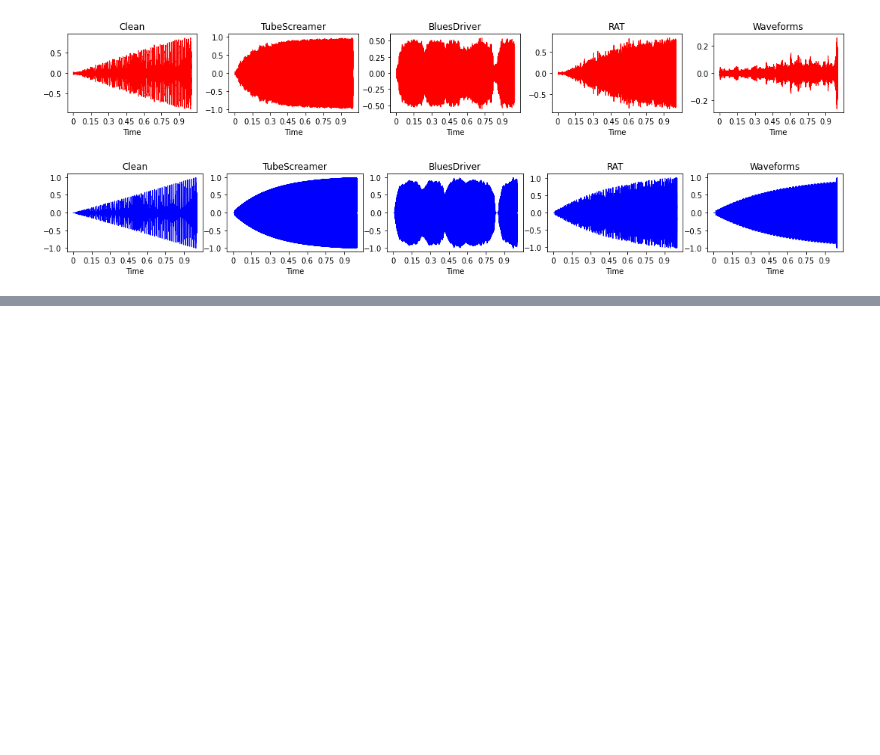
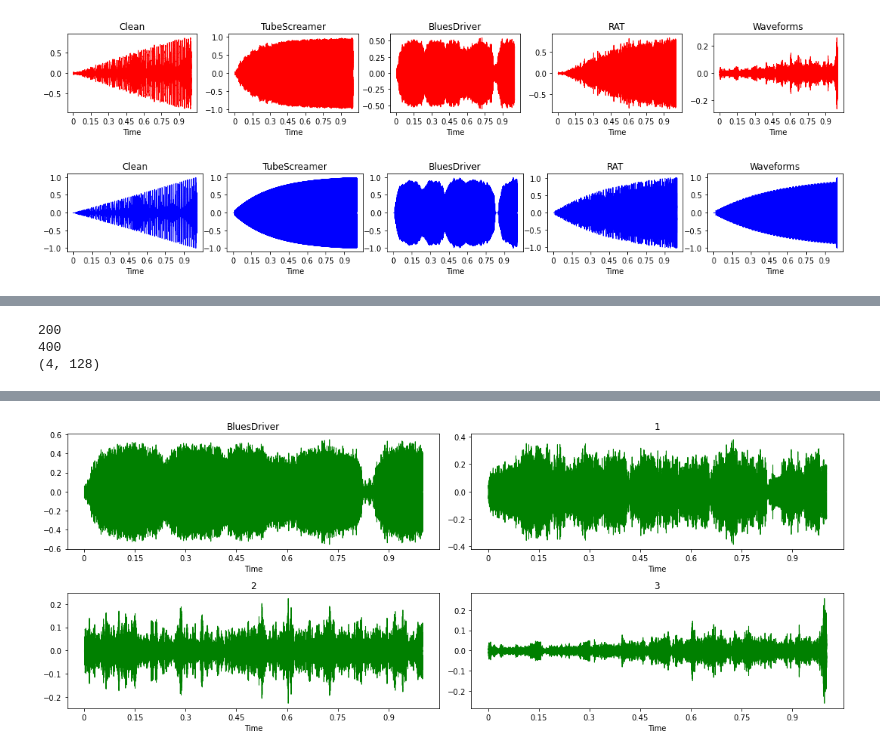
Before and after one commit to mezaga/ACIML, a Jupyter notebook: train.ipynb, the cells around one changed output, grey strips where cells are left out. Saved outputs shown, nothing was run; the diff lists cells and outputs as text; code cells hidden in the pictures; blank space fills up the shorter version.

```diff
--- a/train.ipynb
+++ b/train.ipynb
@@ -231,0 +265,36 @@ plt.show()
+# %%
+def latent_inter(audio_a, audio_b, step = 1):
+  'step hace referencia al numero de audios entre las referencias'
+  if step == 1:
+    listas = np.linspace(audio_a, audio_b, step + 2).flatten()
+  else:
+    listas = np.linspace(audio_a, audio_b, step + 2)
+  return listas
+# %%
+num = 2
+num2 =  4
+primero = sonidos[num]
+print(primero)
+segundo = sonidos[num2]
+print(segundo)
+
+gen_audio = 2
+gen_latent = latent_inter(latent[0][primero],latent[0][segundo],gen_audio)
+print(gen_latent.shape)
+# %% [output]
+200
+400
+(4, 128)
+# %%
+labels =[]
+gen_latent = vae_decoder.predict(latent_inter(latent[0][primero],latent[0][segundo],gen_audio))
+labels.extend([fx[num],1,2,3,4,5,6,7,8,9,10,fx[num2]])
+v = [gen_latent[i].flatten() for i in range(gen_audio+2)]
+plt.figure(figsize=(15, 6))#.suptitle("Gen waveform")
+for i in range(gen_audio+2):
+    plt.subplot(2, 2, i+ 1).set_title(labels[i])
+    librosa.display.waveshow(v[i],16000, color='green')
+plt.tight_layout()
+#plt.title()
+plt.show()
+# %% [output]
@@ -231,0 +302 @@ plt.show()
+[figure, added]
```
Also changed, not shown: parts of 5 cells of this notebook, 2 other files.
